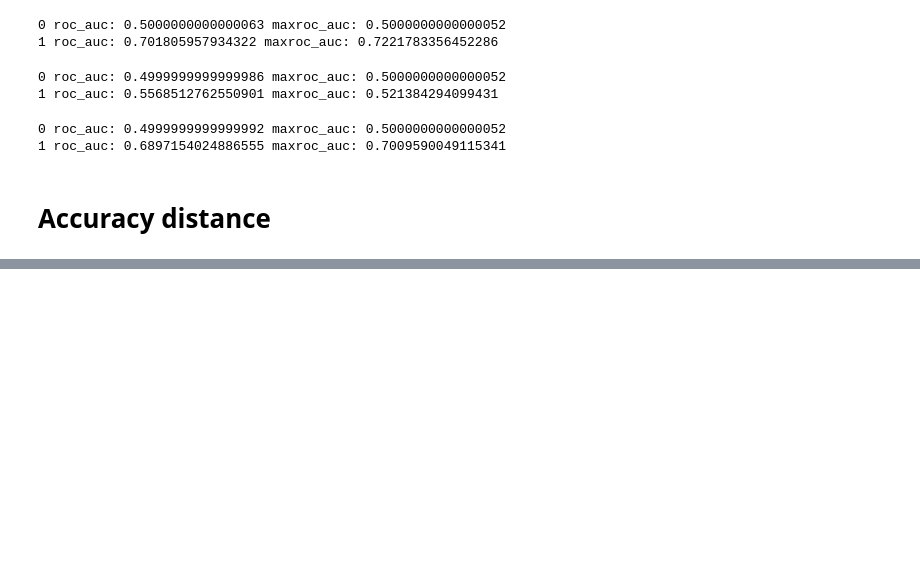
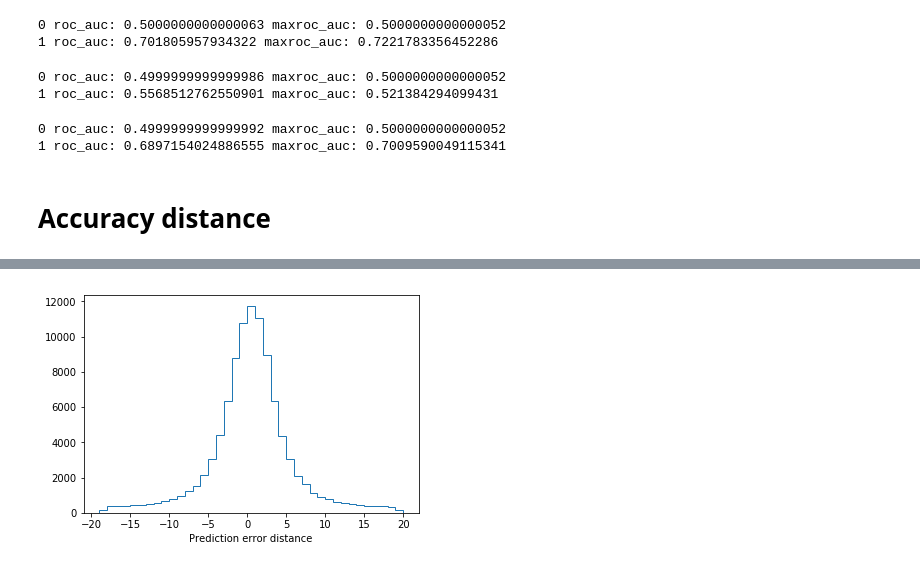
Before and after one commit to klasocha/HiggsCP, a Jupyter notebook: notebooks/Analyze_different_class_num.ipynb, the cells around one changed output, grey strips where cells are left out. Cells and saved outputs as stored; diff of their text form; code cells hidden in the pictures; blank space fills up the shorter version.

```diff
--- a/notebooks/Analyze_different_class_num.ipynb
+++ b/notebooks/Analyze_different_class_num.ipynb
@@ -233,0 +239,5 @@ plot_distr(filenames[i], i+2)
+# %%
+i = 39
+plot_distr(get_filename_for_class(i), i)
+# %% [output]
+[figure, added]
```
Also changed, not shown: parts of 7 cells of this notebook, 4 other files.
